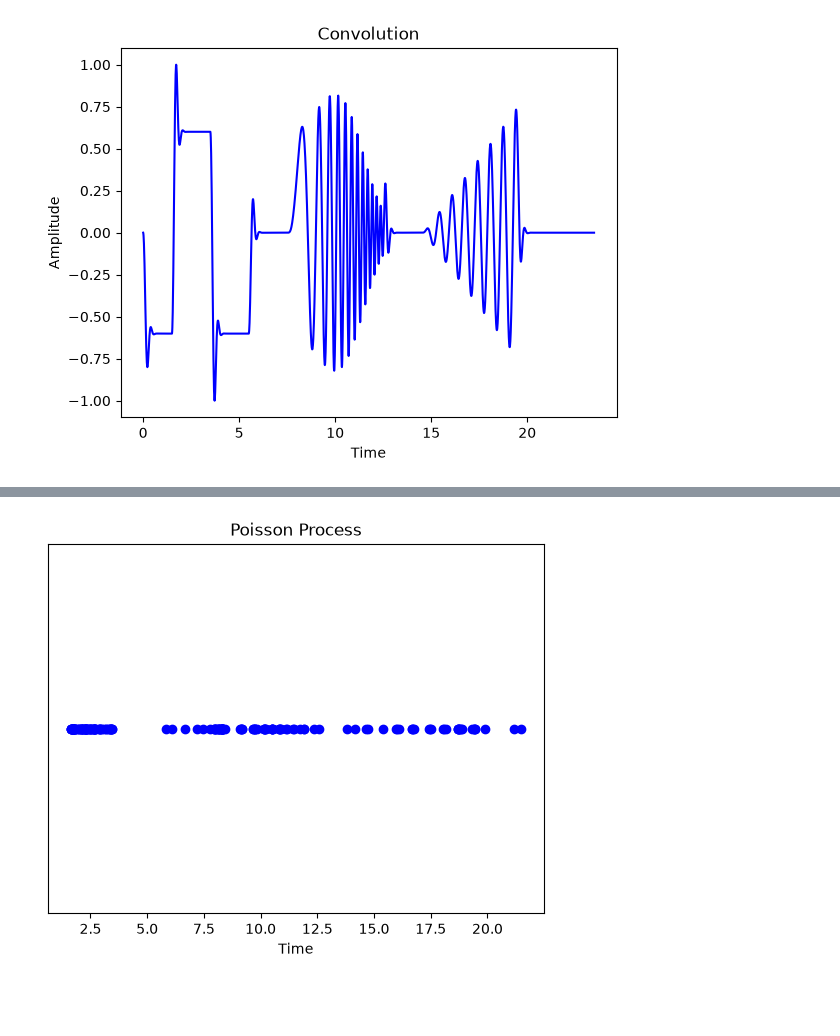
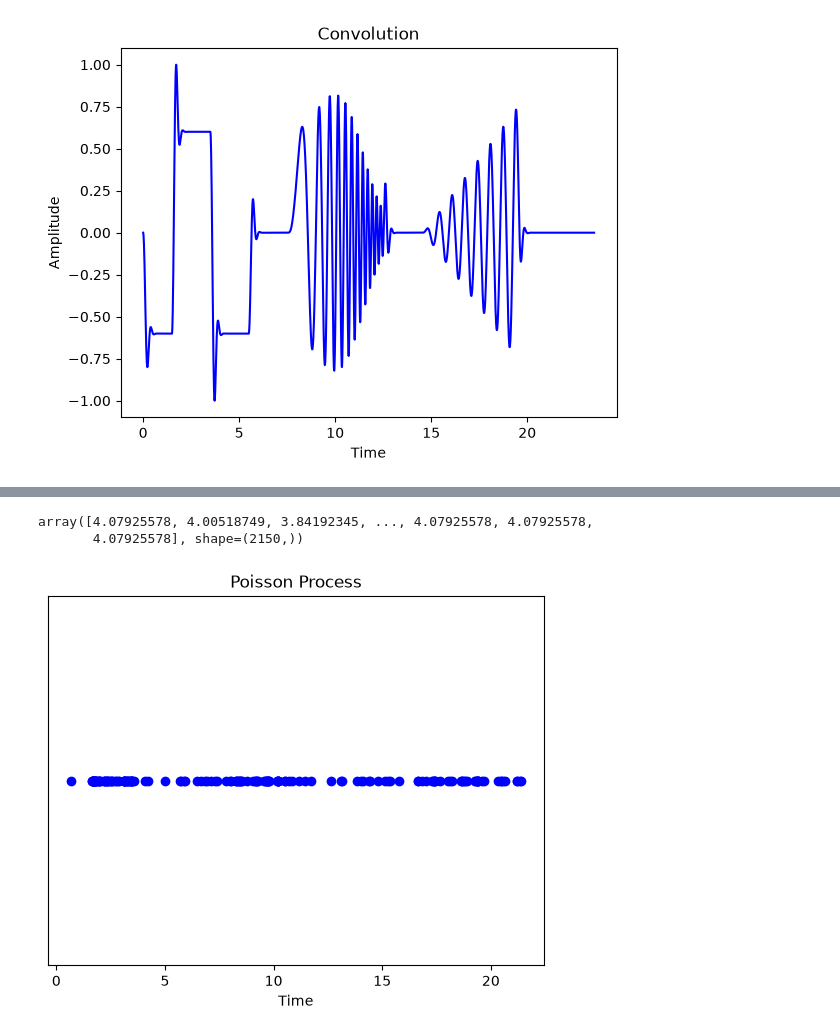
Before and after one commit to Sk1920001/neurons-sim, a Jupyter notebook: simulation.ipynb, the cells around one changed output, grey strips where cells are left out. Cells and saved outputs as stored; diff of their text form; code cells hidden in the pictures; blank space fills up the shorter version.

```diff
--- a/simulation.ipynb
+++ b/simulation.ipynb
@@ -41,10 +46,9 @@ convolution.graph()
 # %%
-rate = Function(
-    functions=[
-        (round(np.max(convolution.y_values) - np.min(convolution.y_values),1), sigmoid(max_value=100, min_value=0.5, gain=4, offset=1))
-    ],
-    x_values=convolution.y_values
-)
+response = convolution.y_values[:len(x_values)]
 
-
-rate.graph(name="Firing Rate", x_label="Time(s)", y_label="Firing Rate (Hz)", alt_graph_x_values=x_values)
+rate_values = sigmoid(
+    max_value=100,
+    min_value=0.5,
+    gain=4,
+    offset=1,
+)(response)
@@ -58,6 +64,11 @@ array([4.07925578, 0.        , 0.        , ..., 4.07925578, 4.07925578,
+# %%
+rate_values
+# %% [output]
+array([4.07925578, 4.00518749, 3.84192345, ..., 4.07925578, 4.07925578,
+       4.07925578], shape=(2150,))
 # %%
 
-points = PoissonProcess(rate_values=rate.y_values, max_time=INTERVAL, time_delta= DELTA_T)
+points = PoissonProcess(rate_values=rate_values, max_time=INTERVAL, time_delta= DELTA_T)
 points.graph()
 # %% [output]
-[figure, old version]
+[figure, new version]
```
Also changed, not shown: parts of 4 cells of this notebook, 1 other file.
